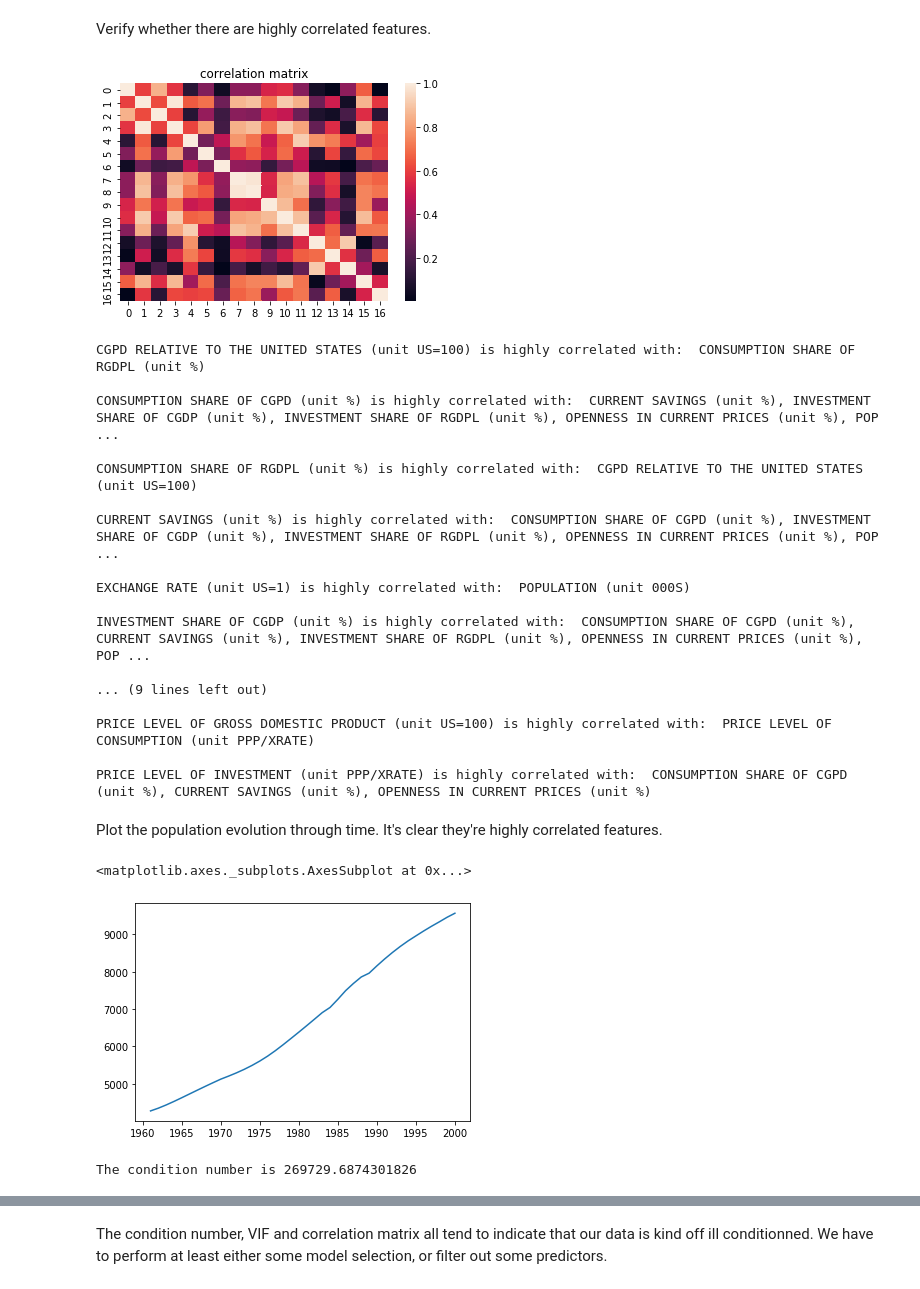
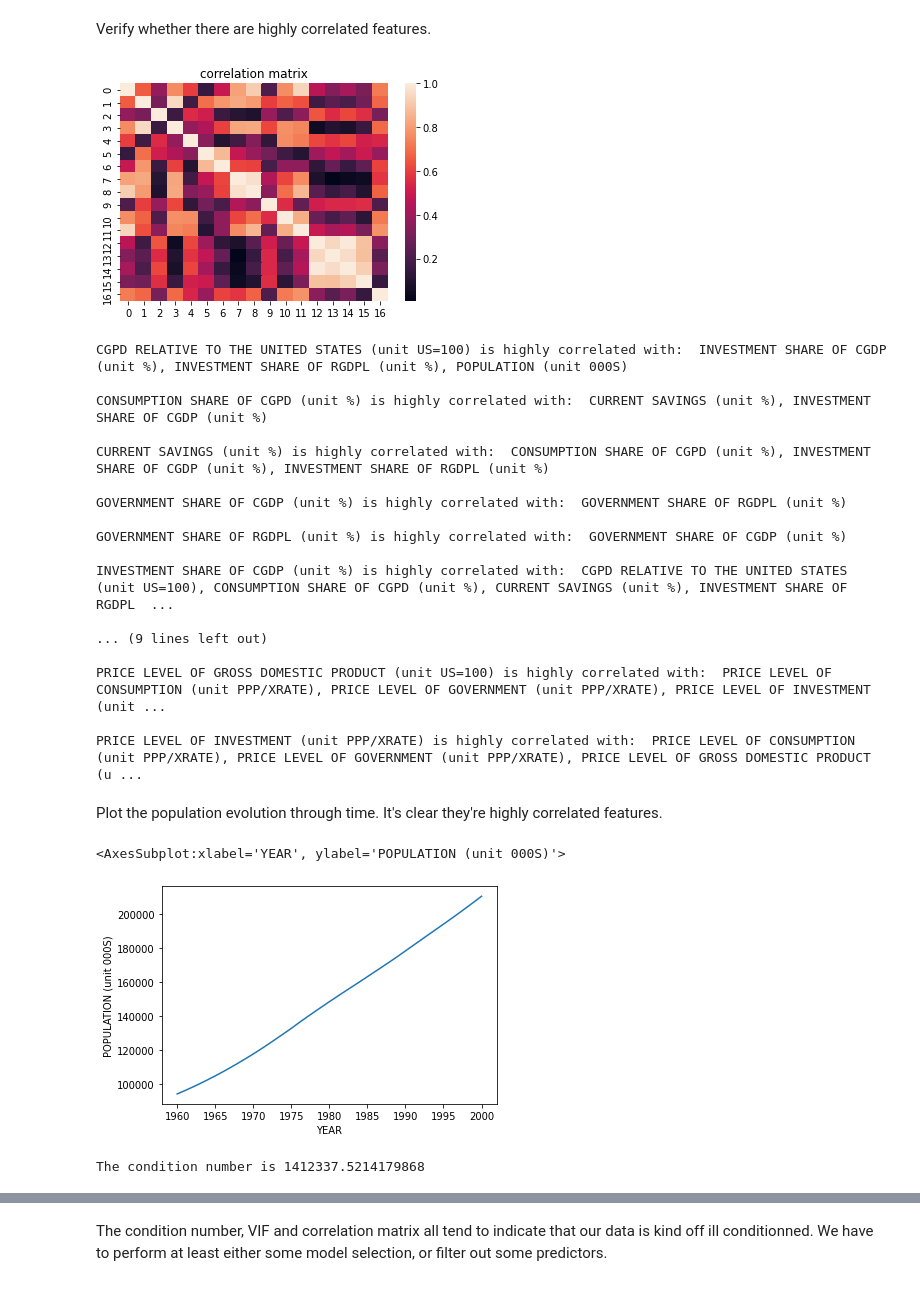
Before and after one commit to NizarGhandri/GDP, a Jupyter notebook: notebooks/indonesia_model.ipynb, the cells around one changed output, grey strips where cells are left out. Cells and saved outputs as stored; diff of their text form; code cells hidden in the pictures.

Commit message:
indonesia notebook update

```diff
--- a/notebooks/indonesia_model.ipynb
+++ b/notebooks/indonesia_model.ipynb
@@ -20,9 +20,9 @@ os.chdir('notebooks')
 # %% [markdown]
 Load the dataset in a pandas dataframe.
 # %%
-PATH = os.path.join("..", "data", "Tunisia2.csv")
+PATH = os.path.join("..", "data", "indonesia.csv")
 
-dataset = pd.read_csv(PATH, index_col=0)
+dataset = pd.read_csv(PATH)
 # %% [markdown]
 Visualize the dataset.
 # %%
@@ -59,7 +58,7 @@ plt.show()
 # %% [markdown]
 Split the dataset into a matrix `X` for the features and a vector `y` for the labels.
 # %%
-X, y = X_y_from_dataset(dataset)
-YEARS = dataset.dropna().index.values
+ds = dataset.drop(columns=["YEAR"])
+X, y = X_y_from_dataset(dataset.drop(columns=["YEAR"]))
 print("We have", X.shape[0], "data points and", X.shape[1], "features")
 # %% [output]
@@ -76,46 +87,46 @@ Verify whether there are highly correlated features.
 # %%
 correlation_matrix = np.abs(np.corrcoef(X, rowvar=False))
 
 sns.heatmap(correlation_matrix)
 plt.title("correlation matrix")
 plt.show()
 
 mask = correlation_matrix > 0.8
 np.fill_diagonal(mask, False)
 for i, m in enumerate(mask):
     if (sum(m) != 0):
-        print(dataset.columns[i], "is highly correlated with: ",
-              ", ".join(dataset.columns[np.append(m, False)]), "\n")
+        print(ds.columns[i], "is highly correlated with: ",
+              ", ".join(ds.columns[np.append(m, [False])]), "\n")
 # %% [output]
-[figure, old version]
+[figure, new version]
-CGPD RELATIVE TO THE UNITED STATES (unit US=100) is highly correlated with:  CONSUMPTION SHARE OF RGDPL (unit %)
+CGPD RELATIVE TO THE UNITED STATES (unit US=100) is highly correlated with:  INVESTMENT SHARE OF CGDP (unit %), INVESTMENT SHARE OF RGDPL (unit %), POPULATION (unit 000S)
 
-CONSUMPTION SHARE OF CGPD (unit %) is highly correlated with:  CURRENT SAVINGS (unit %), INVESTMENT SHARE OF CGDP (unit %), INVESTMENT SHARE OF RGDPL (unit %), OPENNESS IN CURRENT PRICES (unit %), POP ...
+CONSUMPTION SHARE OF CGPD (unit %) is highly correlated with:  CURRENT SAVINGS (unit %), INVESTMENT SHARE OF CGDP (unit %)
 
-CONSUMPTION SHARE OF RGDPL (unit %) is highly correlated with:  CGPD RELATIVE TO THE UNITED STATES (unit US=100)
+CURRENT SAVINGS (unit %) is highly correlated with:  CONSUMPTION SHARE OF CGPD (unit %), INVESTMENT SHARE OF CGDP (unit %), INVESTMENT SHARE OF RGDPL (unit %)
 
-CURRENT SAVINGS (unit %) is highly correlated with:  CONSUMPTION SHARE OF CGPD (unit %), INVESTMENT SHARE OF CGDP (unit %), INVESTMENT SHARE OF RGDPL (unit %), OPENNESS IN CURRENT PRICES (unit %), POP ...
+GOVERNMENT SHARE OF CGDP (unit %) is highly correlated with:  GOVERNMENT SHARE OF RGDPL (unit %)
 
-EXCHANGE RATE (unit US=1) is highly correlated with:  POPULATION (unit 000S)
+GOVERNMENT SHARE OF RGDPL (unit %) is highly correlated with:  GOVERNMENT SHARE OF CGDP (unit %)
 
-INVESTMENT SHARE OF CGDP (unit %) is highly correlated with:  CONSUMPTION SHARE OF CGPD (unit %), CURRENT SAVINGS (unit %), INVESTMENT SHARE OF RGDPL (unit %), OPENNESS IN CURRENT PRICES (unit %), POP ...
+INVESTMENT SHARE OF CGDP (unit %) is highly correlated with:  CGPD RELATIVE TO THE UNITED STATES (unit US=100), CONSUMPTION SHARE OF CGPD (unit %), CURRENT SAVINGS (unit %), INVESTMENT SHARE OF RGDPL  ...
 
 ... (9 lines left out)
 
-PRICE LEVEL OF GROSS DOMESTIC PRODUCT (unit US=100) is highly correlated with:  PRICE LEVEL OF CONSUMPTION (unit PPP/XRATE)
+PRICE LEVEL OF GROSS DOMESTIC PRODUCT (unit US=100) is highly correlated with:  PRICE LEVEL OF CONSUMPTION (unit PPP/XRATE), PRICE LEVEL OF GOVERNMENT (unit PPP/XRATE), PRICE LEVEL OF INVESTMENT (unit ...
 
-PRICE LEVEL OF INVESTMENT (unit PPP/XRATE) is highly correlated with:  CONSUMPTION SHARE OF CGPD (unit %), CURRENT SAVINGS (unit %), OPENNESS IN CURRENT PRICES (unit %)
+PRICE LEVEL OF INVESTMENT (unit PPP/XRATE) is highly correlated with:  PRICE LEVEL OF CONSUMPTION (unit PPP/XRATE), PRICE LEVEL OF GOVERNMENT (unit PPP/XRATE), PRICE LEVEL OF GROSS DOMESTIC PRODUCT (u ...
 # %% [markdown]
 Plot the population evolution through time. It's clear they're highly correlated features.
 # %%
-sns.lineplot(data=dataset["POPULATION (unit 000S)"])
+sns.lineplot(x="YEAR", y="POPULATION (unit 000S)", data=dataset)
 # %% [output]
-<matplotlib.axes._subplots.AxesSubplot at 0x...>
+<AxesSubplot:xlabel='YEAR', ylabel='POPULATION (unit 000S)'>
-[figure, old version]
+[figure, new version]
 # %%
 print("The condition number is", condition_number(X))
 # %% [output]
-The condition number is 269729.6874301826
+The condition number is 1412337.5214179868
 # %%
 VIF_X = VIF(X)
 print("The VIF is:", VIF_X, "\n The column with the highest VIF is", dataset.columns[np.argmax(VIF_X)])
```
Also changed, not shown: parts of 50 cells of this notebook.
